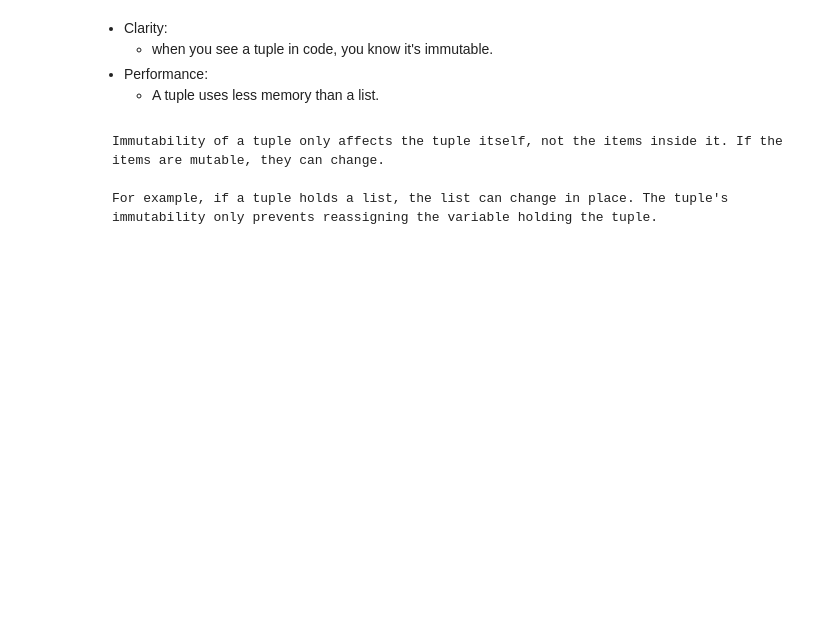
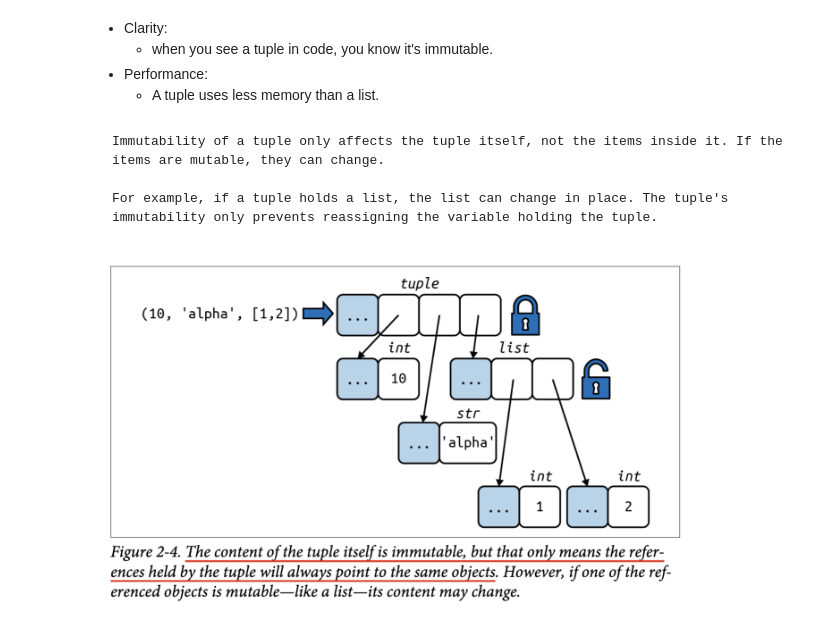
Before and after one commit to YZXBiz/fluent_python_notes, a Jupyter notebook: _sources/Data_Structures/chapter2/chapter2.ipynb, the cells around one changed output. Saved outputs shown, nothing was run; the diff lists cells and outputs as text; code cells hidden in the pictures; blank space fills up the shorter version.

````diff
--- a/_sources/Data_Structures/chapter2/chapter2.ipynb
+++ b/_sources/Data_Structures/chapter2/chapter2.ipynb
@@ -93,3 +93,9 @@ Immutability of a tuple only affects the tuple itself, not the items inside it.
 
 For example, if a tuple holds a list, the list can change in place. The tuple's immutability only prevents reassigning the variable holding the tuple.
 ```
+# %%
+Image('/Users/jason/Files/Practice/fluent-python-notes/assets/Screenshot 2025-02-24 at 23.57.06.png',
+      width=600,
+      height=400)
+# %% [output]
+[figure, added]
````
Also changed, not shown: 3 other files.
